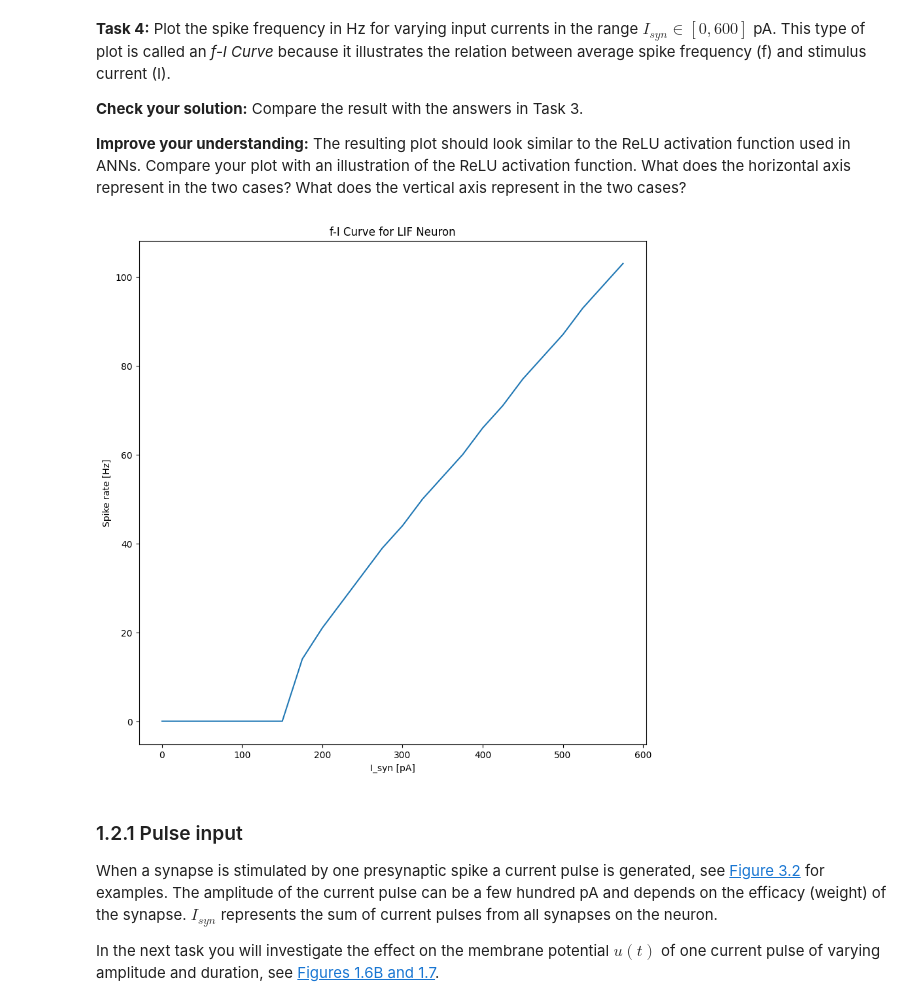
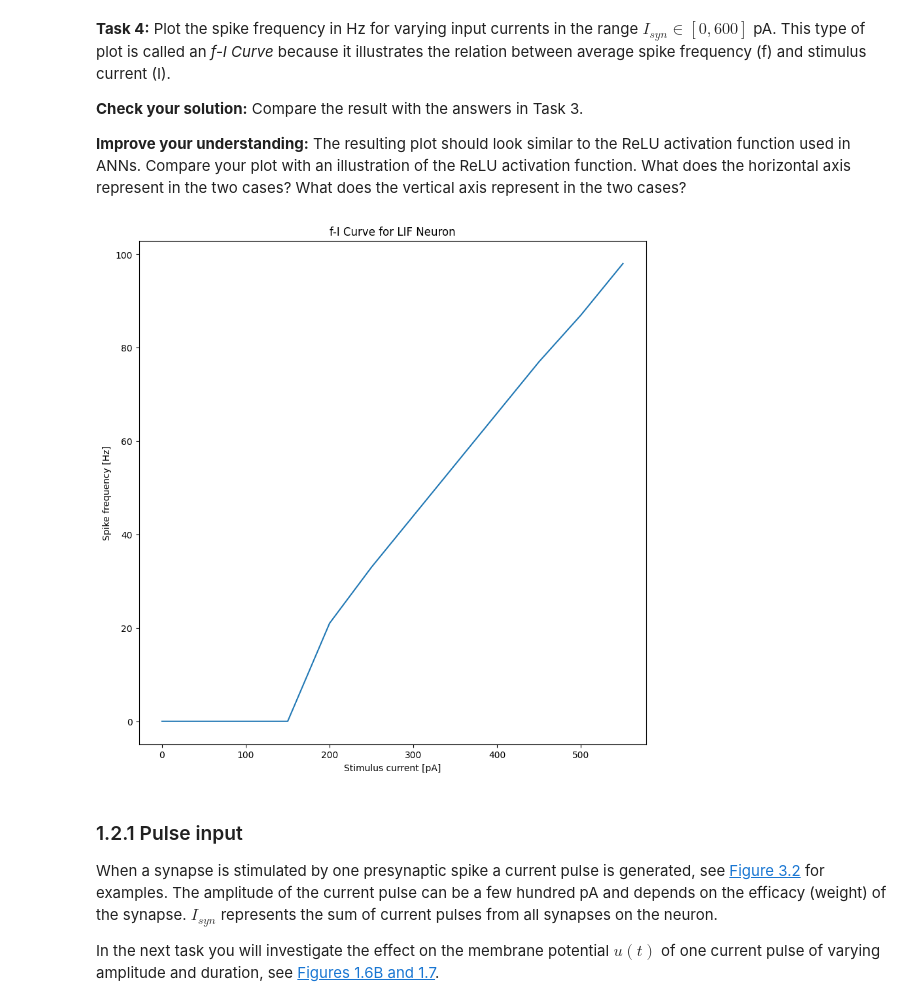
Before and after one commit to afy/d7046e-snn1, a Jupyter notebook: SNN-Exercise-1.ipynb, the cells around one changed output. Drawn from its saved outputs; the diff is of its cells as text; code cells hidden in the pictures.

```diff
--- a/SNN-Exercise-1.ipynb
+++ b/SNN-Exercise-1.ipynb
@@ -193,33 +195,34 @@ During one second of time 33 spikes were generated for an input current of 250 p
 # %%
 # Code for Task 4
 
+# to compute spike frequency for varying input currents
 def computeSpikeFrequency(I_syn):
-    Hz = []  # Spike rate array
+    Hz = []  # Spike rate array to store spike rates
 
     # Iterate through input currents
     for i in I_syn:
         # Simulate neuron behavior for one second
         t_i, u_i, t_spike, n_spike = simulate_LIF_neuron(i)
 
         # Calculate spike frequency (Hz)
-        spike_rate = len(t_spike) / 1.0  # Number of spikes divided by simulation duration (1 second)
+        spike_rate = len(t_spike) / 1.0  # Number of spikes divided by simulation duration (1 second), duration from previous
         Hz.append(spike_rate)
 
     return Hz
 
 # Input current range
-I_syn = np.arange(0, 600e-12, 25e-12)
+I_syn = np.arange(0, 600e-12, 50e-12) # (start, stop, step)
 
 # Compute spike frequency for varying input currents
 Hz = computeSpikeFrequency(I_syn)
 
 # Plot f-I curve
 fig, ax = plt.subplots()
 ax.plot(I_syn * 1e12, Hz)  # Convert input current to pA for plotting
 ax.set(xlabel='Stimulus current [pA]', ylabel='Spike frequency [Hz]', title='f-I Curve for LIF Neuron')
 plt.show()
 # %% [output]
-[figure, old version]
+[figure, new version]
 # %% [markdown]
 ### 1.2.1 Pulse input
 
```
Also changed, not shown: parts of 1 cell of this notebook.
